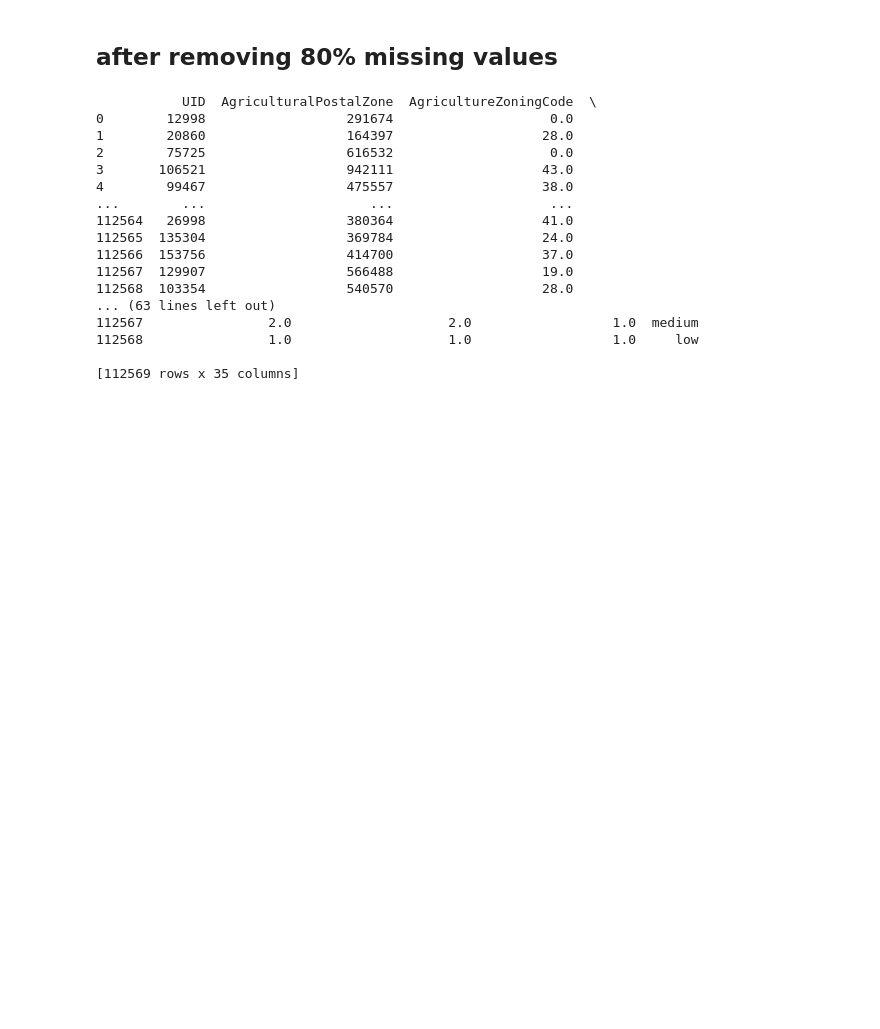
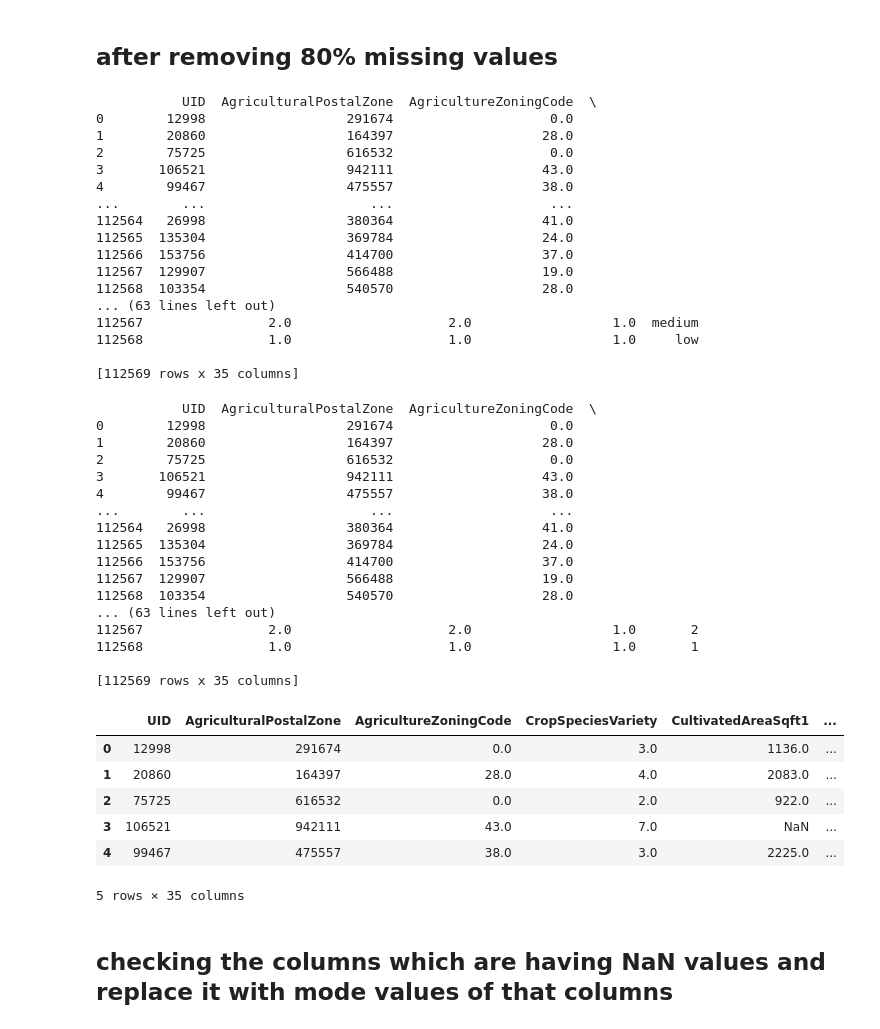
Before and after one commit to AbdullaOvais/vnb-foml-2024-hackathon, a Jupyter notebook: model.ipynb, the cells around one changed output. Saved outputs shown, nothing was run; the diff lists cells and outputs as text; code cells hidden in the pictures; blank space fills up the shorter version.

```diff
--- a/model.ipynb
+++ b/model.ipynb
@@ -83,3 +84,42 @@ print(pd2)
 112568                1.0                    1.0                  1.0     low
 
 [112569 rows x 35 columns]
+# %%
+from sklearn.preprocessing import LabelEncoder
+
+
+# Initialize LabelEncoder
+label_encoder = LabelEncoder()
+
+# Fit and transform the Target column
+pd2['Target'] = label_encoder.fit_transform(pd2['Target'])
+
+print(pd2)
+pd2.head()
+# %% [output]
+           UID  AgriculturalPostalZone  AgricultureZoningCode  \
+0        12998                  291674                    0.0
+1        20860                  164397                   28.0
+2        75725                  616532                    0.0
+3       106521                  942111                   43.0
+4        99467                  475557                   38.0
+...        ...                     ...                    ...
+112564   26998                  380364                   41.0
+112565  135304                  369784                   24.0
+112566  153756                  414700                   37.0
+112567  129907                  566488                   19.0
+112568  103354                  540570                   28.0
+... (63 lines left out)
+112567                2.0                    2.0                  1.0       2
+112568                1.0                    1.0                  1.0       1
+
+[112569 rows x 35 columns]
+|  | UID | AgriculturalPostalZone | AgricultureZoningCode | CropSpeciesVariety | CultivatedAreaSqft1 | ... |
+| 0 | 12998 | 291674 | 0.0 | 3.0 | 1136.0 | ... |
+| 1 | 20860 | 164397 | 28.0 | 4.0 | 2083.0 | ... |
+| 2 | 75725 | 616532 | 0.0 | 2.0 | 922.0 | ... |
+| 3 | 106521 | 942111 | 43.0 | 7.0 | NaN | ... |
+| 4 | 99467 | 475557 | 38.0 | 3.0 | 2225.0 | ... |
+5 rows × 35 columns
+# %% [markdown]
+## checking the columns which are having NaN values and replace it with mode values of that columns
```
Also changed, not shown: parts of 11 cells of this notebook, 1 other file.
